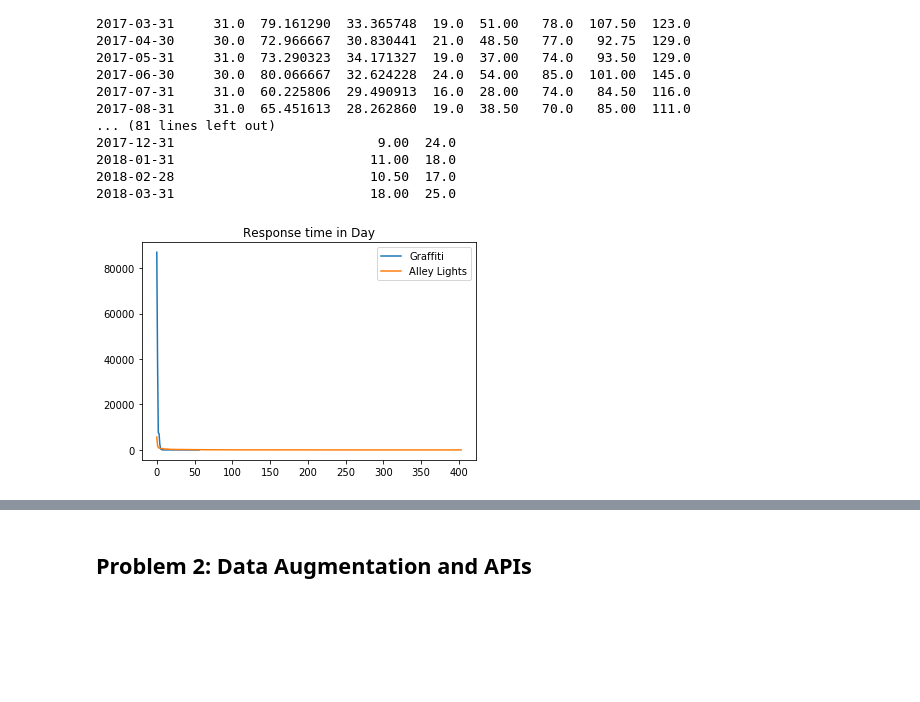
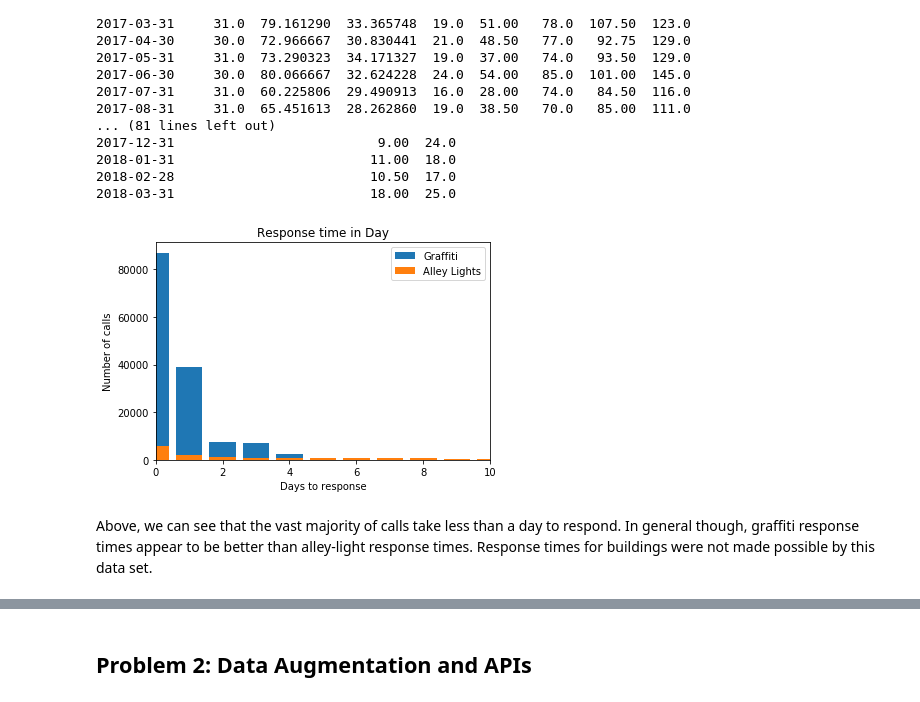
Before and after one commit to justincohler/capp_machine_learning, a Jupyter notebook: week1/hw1.ipynb, the cells around one changed output, grey strips where cells are left out. Drawn from its saved outputs; the diff is of its cells as text; code cells hidden in the pictures; blank space fills up the shorter version.

```diff
--- a/week1/hw1.ipynb
+++ b/week1/hw1.ipynb
@@ -137,29 +143,34 @@ Creation Date
 # %%
 RESOLUTION = "Resolution Time"
 graffiti[RESOLUTION] = (graffiti['Completion Date'] - graffiti['Creation Date'])
 graffiti_by_resolution = groupByType(graffiti, RESOLUTION)
 graffiti_y = []
 graffiti_x = []
 
 for point in graffiti_by_resolution:
     graffiti_x.append((point['label'].days))
     graffiti_y.append(point['value'])
 
 alley[RESOLUTION] = (alley['Completion Date'] - alley['Creation Date'])
 alley_by_resolution = groupByType(alley, RESOLUTION)
 alley_y = []
 alley_x = []
 
 for point in alley_by_resolution:
     alley_x.append((point['label'].days))
     alley_y.append(point['value'])
 
 
 plt.figure(1)
+plt.xlim(0, 10)
+plt.xlabel("Days to response")
+plt.ylabel("Number of calls")
 plt.title("Response time in Day")
-plt.plot(graffiti_x, graffiti_y, label="Graffiti")
-plt.plot(alley_x, alley_y, label="Alley Lights")
+plt.bar(graffiti_x, graffiti_y, label="Graffiti")
+plt.bar(alley_x, alley_y, label="Alley Lights")
 plt.legend()
 plt.show()
 # %% [output]
-[figure, old version]
+[figure, new version]
+# %% [markdown]
+Above, we can see that the vast majority of calls take less than a day to respond. In general though, graffiti response times appear to be better than alley-light response times. Response times for buildings were not made possible by this data set.
```
Also changed, not shown: parts of 5 cells of this notebook.
